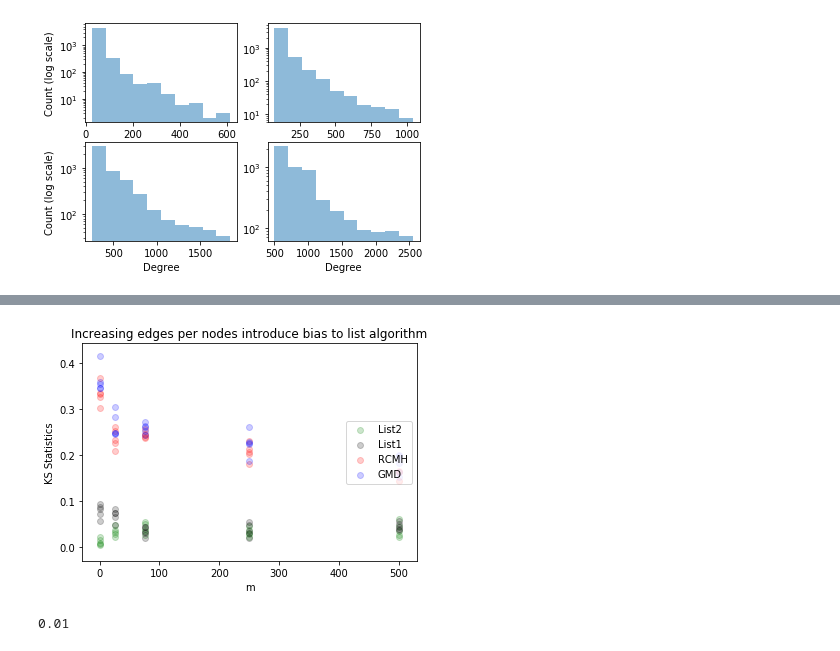
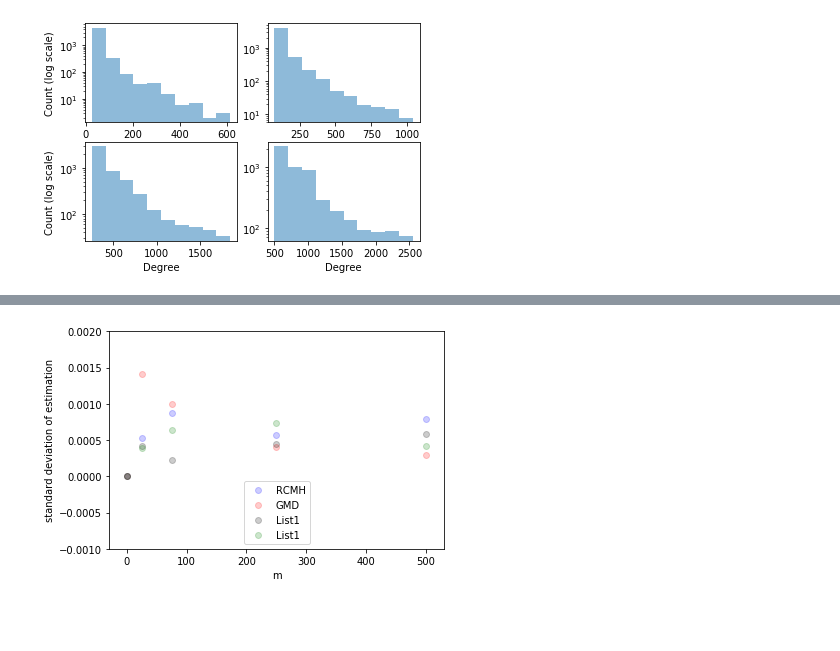
Before and after one commit to hewa55/GraphSampler, a Jupyter notebook: test.ipynb, the cells around one changed output, grey strips where cells are left out. Drawn from its saved outputs; the diff is of its cells as text; code cells hidden in the pictures; blank space fills up the shorter version.

```diff
--- a/test.ipynb
+++ b/test.ipynb
@@ -472,19 +383,19 @@ print(ks_results.head())
-# %%
-plt.scatter(ks_results[(ks_results["alg"]=="list") & (ks_results["V"]==2)]["m"],
-            ks_results[(ks_results["alg"]=="list") & (ks_results["V"]==2)]["statistics"],
-            c = "green", alpha=0.2,label="List2")
-plt.scatter(ks_results[(ks_results["alg"]=="list") & (ks_results["V"]==1)]["m"],
-            ks_results[(ks_results["alg"]=="list") & (ks_results["V"]==1)]["statistics"],
-            c = "black", alpha=0.2,label="List1")
-plt.scatter(ks_results[ks_results["alg"]=="rcmh"]["m"], ks_results[ks_results["alg"]=="rcmh"]["statistics"],
-            c = "red", alpha=0.2, label="RCMH")
-plt.scatter(ks_results[ks_results["alg"]=="gmd"]["m"], ks_results[ks_results["alg"]=="gmd"]["statistics"],
-            c = "blue", alpha=0.2, label ="GMD")
-plt.legend(loc="right")
-plt.ylabel("KS Statistics")
-plt.xlabel("m")
-plt.title("Increasing edges per nodes introduce bias to list algorithm")
-plt.savefig("KS.png")
-# %% [output]
-[figure, removed]
+# %%
+# H2 Standard deviations of avg clustering coefficients are tiny
+#rcmh_results.groupby("m").std().index
+plt.scatter(rcmh_results.groupby("m").std().index, rcmh_results.groupby("m").std()["avg_clustering"],
+            c = "blue", alpha=0.2, label ="RCMH")
+plt.scatter(gmd_results.groupby("m").std().index, gmd_results.groupby("m").std()["avg_clustering"],
+            c = "red", alpha=0.2, label ="GMD")
+plt.scatter(list1_results.groupby("m").std().index, list1_results.groupby("m").std()["avg_clustering"],
+            c = "black", alpha=0.2, label ="List1")
+plt.scatter(list2_results.groupby("m").std().index, list2_results.groupby("m").std()["avg_clustering"],
+            c = "green", alpha=0.2, label ="List1")
+plt.ylim(-0.001,0.002)
+plt.legend(loc="lower center")
+plt.xlabel("m")
+plt.ylabel("standard deviation of estimation")
+plt.savefig("std_ba_plot.png")
+# %% [output]
+[figure, added]
 # %%
@@ -492,4 +403,0 @@ results_gnp = pd.read_csv("results/gnp.csv")
-# %%
-results_gnp.loc[1]["p"]
-# %% [output]
-0.01
```
Also changed, not shown: parts of 52 cells of this notebook, 1 other file.
